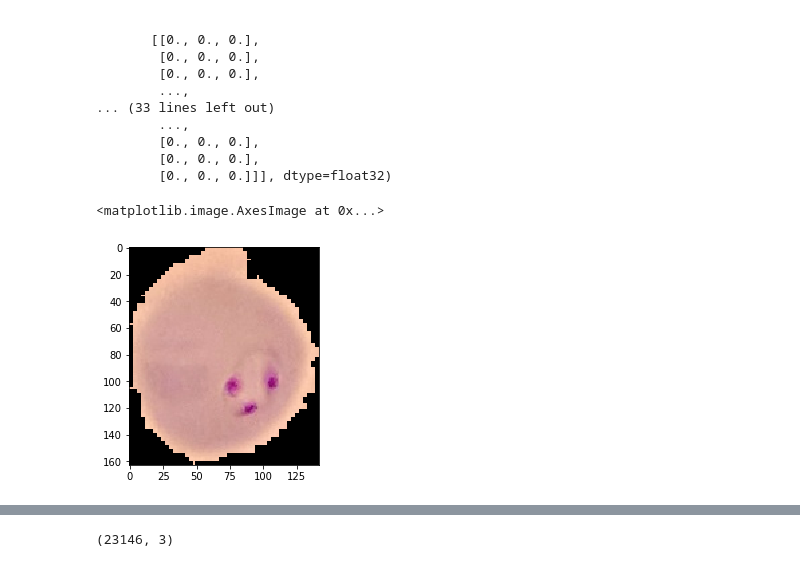
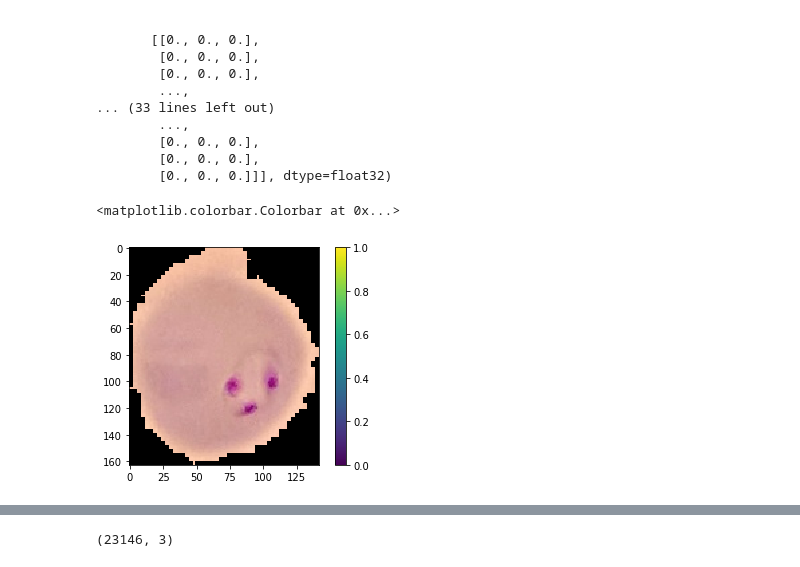
Before and after one commit to SamPoad/data-labs, a Jupyter notebook: final-project/Poad_jupyternotebook.ipynb, the cells around one changed output, grey strips where cells are left out. Drawn from its saved outputs; the diff is of its cells as text; code cells hidden in the pictures.

```diff
--- a/final-project/Poad_jupyternotebook.ipynb
+++ b/final-project/Poad_jupyternotebook.ipynb
@@ -61,6 +61,7 @@ array([[[0., 0., 0.],
         [0., 0., 0.]]], dtype=float32)
 # %%
 plt.imshow(cell_img_array)
+plt.colorbar()
 # %% [output]
-<matplotlib.image.AxesImage at 0x...>
+<matplotlib.colorbar.Colorbar at 0x...>
-[figure, old version]
+[figure, new version]
```
Also changed, not shown: parts of 9 cells of this notebook, 1 other file.
